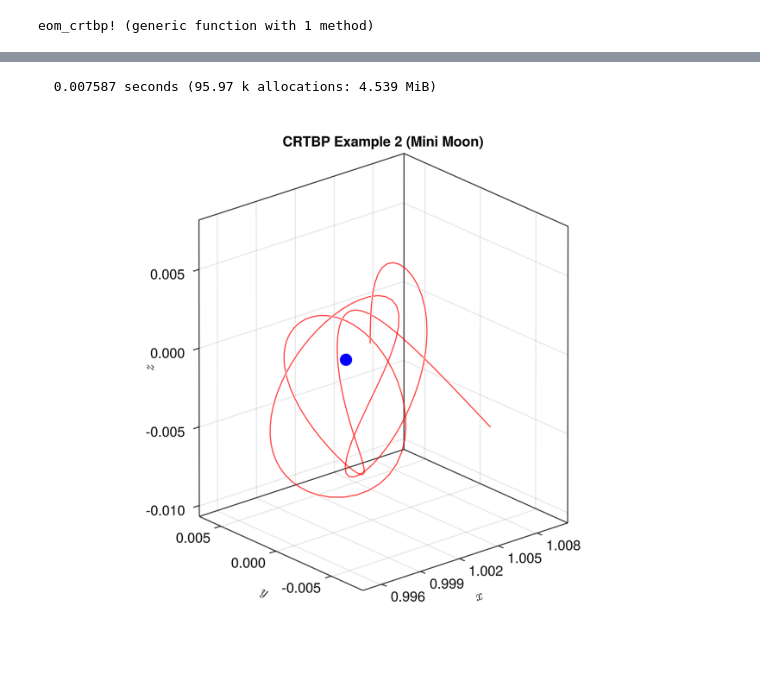
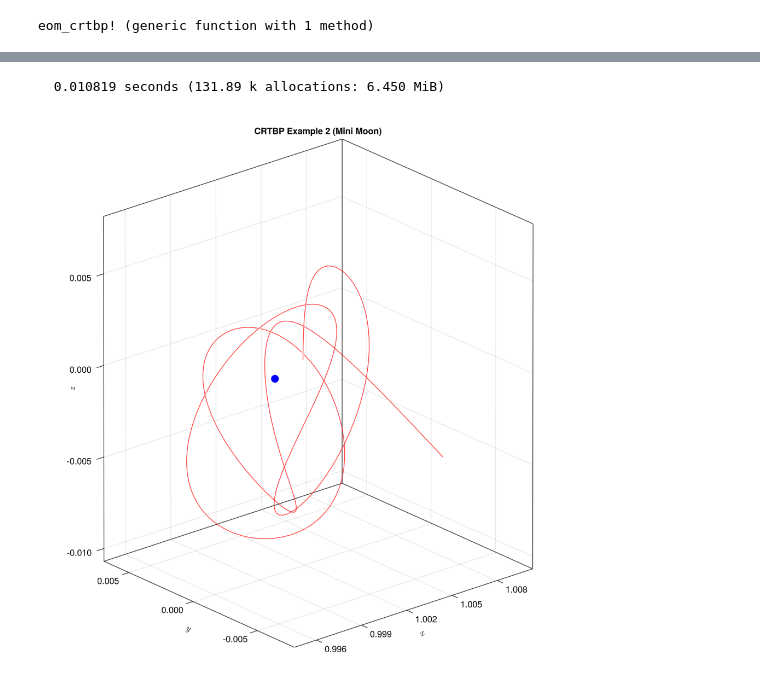
Before and after one commit to naoyaozaki/CRTBP.jl, a Jupyter notebook: work/ode_example.ipynb, the cells around one changed output, grey strips where cells are left out. Cells and saved outputs as stored; diff of their text form; code cells hidden in the pictures; blank space fills up the shorter version.

```diff
--- a/work/ode_example.ipynb
+++ b/work/ode_example.ipynb
@@ -46,7 +46,7 @@ function eom_crtbp!(dx,x,μ,t)
     # Preparation
     r1 = x[1:3] + [μ,0,0]
     r2 = x[1:3] - [1-μ,0,0]
-    a_cori = [2*x[5],-2*x[4],0]
+    a_cori = [2x[5],-2x[4],0]
     a_cf = [x[1],x[2],0]
     # dx/dt
     dx[1:3] = x[4:6]
@@ -81,19 +81,19 @@ fig
 # %%
 # 問題定義
 x0 = [0.995707444733282, -0.007199559925458,  0.00443836532133, 0.005316062984565,  0.006000425296496,  0.012765946563249]
 tspan = (0.0, 2*pi)
 μ = 3.036e-6
 prob = ODEProblem(eom_crtbp!, x0, tspan, μ)
 
 # 計算
-@time sol = solve(prob, TsitPap8(), reltol=1e-12, abstol=1e-12)
+@time sol = solve(prob, Vern7(), reltol=1e-12, abstol=1e-12)
 
 # 描画
-fig = Figure()
+fig = Figure(; resolution=(1024, 1024))
 ax = Axis3(fig[1, 1]; aspect=:data, perspectiveness=0.0,title="CRTBP Example 2 (Mini Moon)",xlabel = L"x", ylabel = L"y", zlabel=L"z")
 scatterlines!(ax, 1-μ, 0, 0; markersize=20, color=:blue)
 lines!(ax, sol[1, :], sol[2, :], sol[3, :], linewidth=1, color=:red)
 fig
 # %% [output]
-  0.007587 seconds (95.97 k allocations: 4.539 MiB)
+  0.010819 seconds (131.89 k allocations: 6.450 MiB)
-[figure, old version]
+[figure, new version]
```
Also changed, not shown: parts of 1 cell of this notebook, 1 other file.
